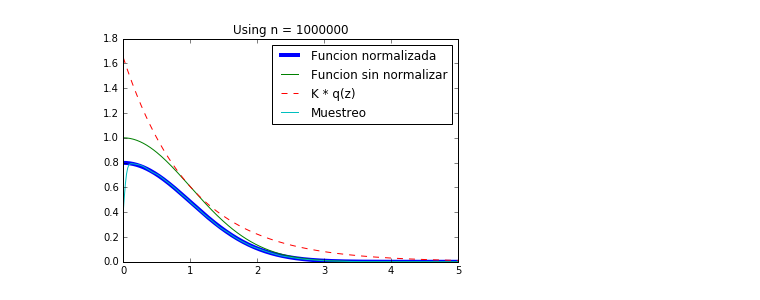
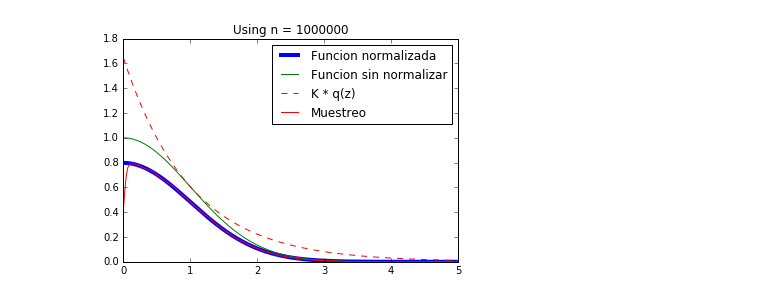
Before and after one commit to pin3da/estimation-theory, a Jupyter notebook: class/Rejection sampling.ipynb, the cells around one changed output. Saved outputs shown, nothing was run; the diff lists cells and outputs as text; code cells hidden in the pictures.

```diff
--- a/class/Rejection sampling.ipynb
+++ b/class/Rejection sampling.ipynb
@@ -32,32 +32,32 @@ def reject(N):
     valid = []
     for i in range(N):
         if (u[i] <= prob[i]):
             valid.append(samples[i])
     # print ('Accepted', len(valid) / N)
     return valid
 
 def esti2(N):
     samples = reject(N)
     return stats.gaussian_kde(samples)
 
 x = np.linspace(0, 5, 300)
 
 Nexp = [1000000]
 
 def pz(z):
     return (2.0 / np.sqrt(2.0 * np.pi)) * np.exp(- (z ** 2) / 2.0)
 
 vec_pz = np.vectorize(pz)
 
 for n in Nexp:
     plt.plot(x, vec_pz(x), label='Funcion normalizada', linewidth=4)
     plt.plot(x, pt(x), label='Funcion sin normalizar')
     plt.plot(x, k * q(x), '--',label='K * q(z)')
     kernel = esti2(n)
     y = kernel(x)
-    plt.plot(x, y, 'c',label='Muestreo')
+    plt.plot(x, y, 'r', label='Muestreo')
     plt.title("Using n = %d" % (n))
     plt.legend()
     plt.show()
 # %% [output]
-[figure, old version]
+[figure, new version]
```
Also changed, not shown: 2 other files.
